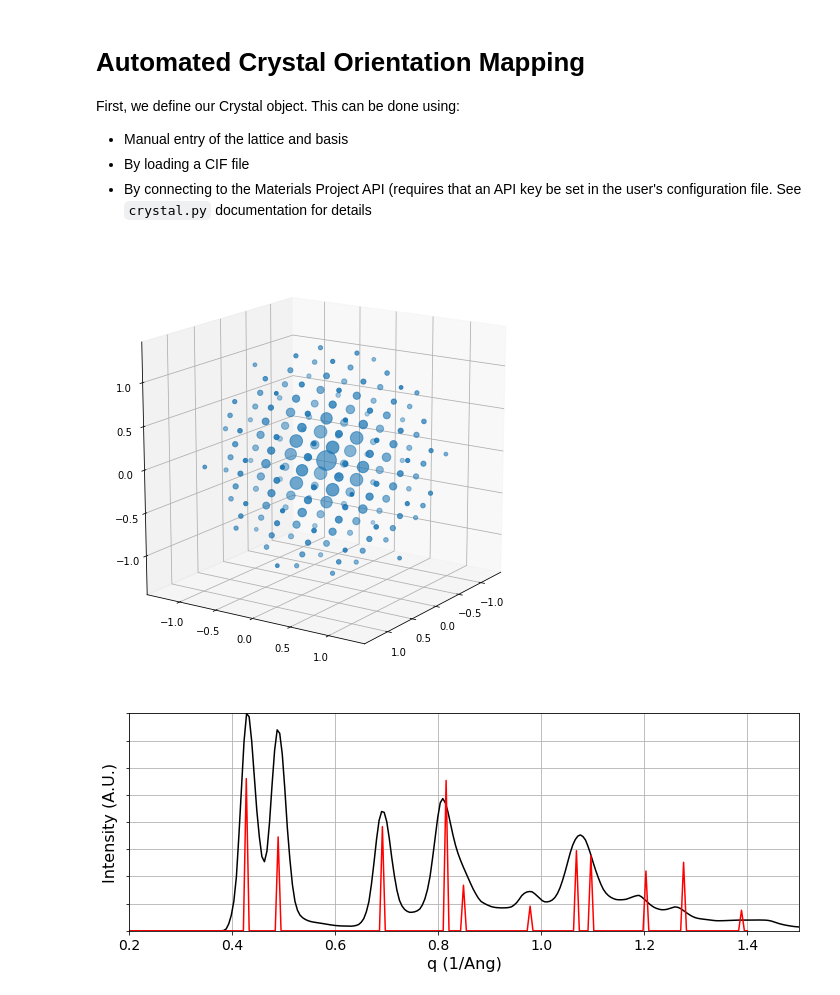
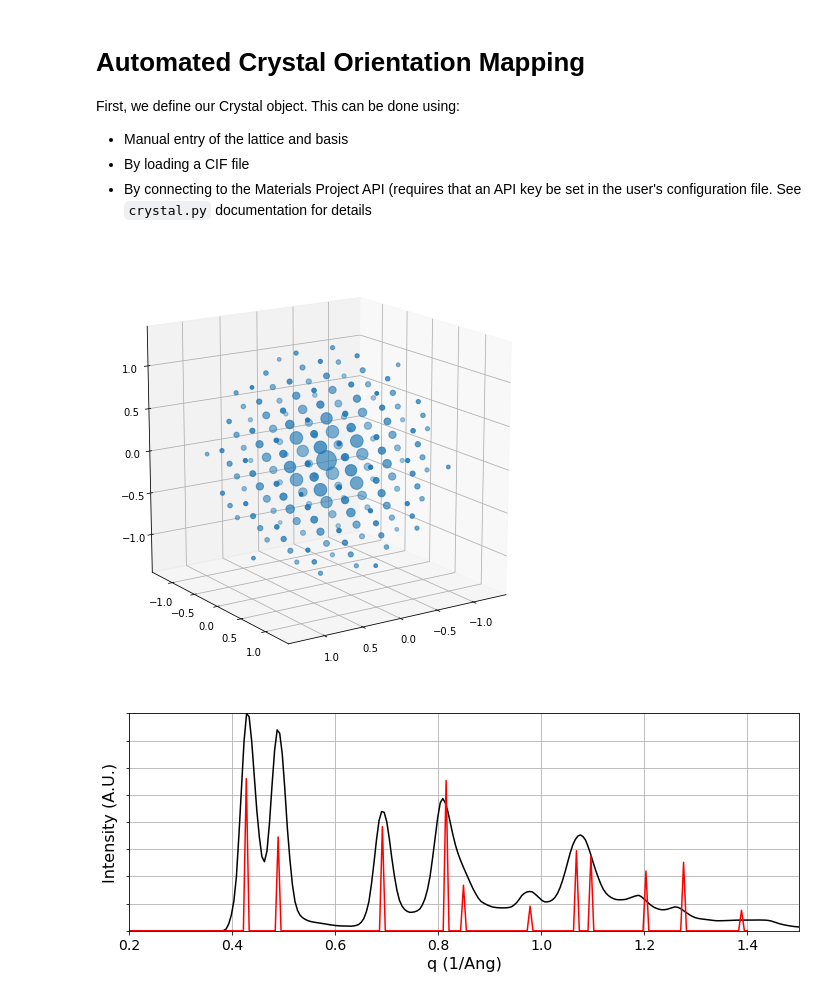
Before and after one commit to py4dstem/py4DSTEM_tutorials, a Jupyter notebook: notebooks/acom/ACOM_mapping_01_Au_NP_sim.ipynb, the cells around one changed output. Cells and saved outputs as stored; diff of their text form; code cells hidden in the pictures.

```diff
--- a/notebooks/acom/ACOM_mapping_01_Au_NP_sim.ipynb
+++ b/notebooks/acom/ACOM_mapping_01_Au_NP_sim.ipynb
@@ -550,17 +547,17 @@ crystal = py4DSTEM.process.diffraction.Crystal(
 # %%
 # Calculate and plot gold structure factors
 k_max = 1.4
 
 q_SF, I_SF = crystal.calculate_structure_factors(
     k_max,
     return_intensities=True)
 
 crystal.plot_structure_factors(
-    proj_dir=[3, 2, 1],
+    zone_axis_lattice=[3, 2, 1],
     plot_limit=k_max,
 )
 # %% [output]
-[figure, old version]
+[figure, new version]
 # %%
 # Compare the structure factors calculated from the structure to the calibrated diffraction intensity to confirm the pixel size calibration is correct
 
```
Also changed, not shown: parts of 7 cells of this notebook, 4 other files.
